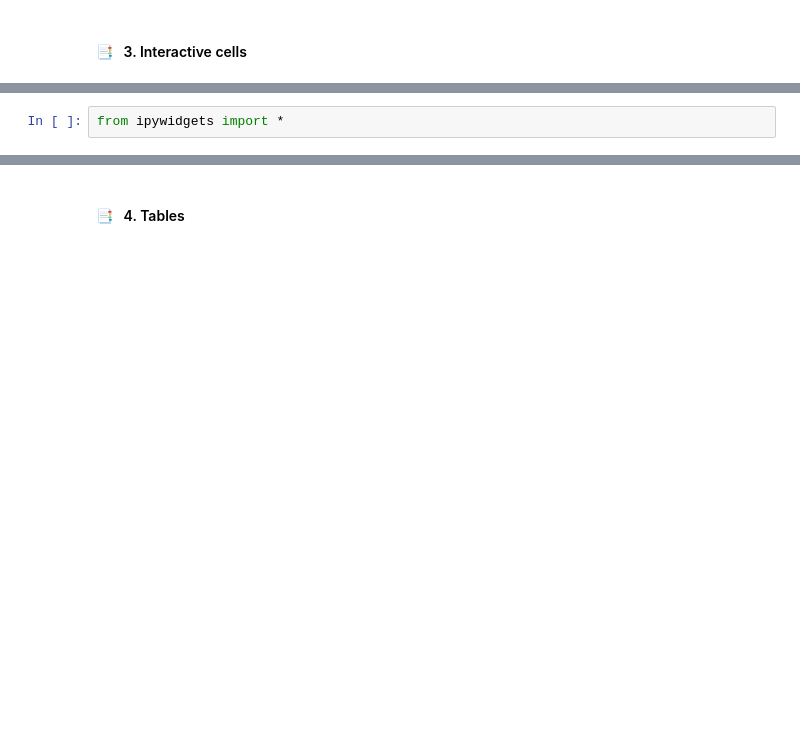
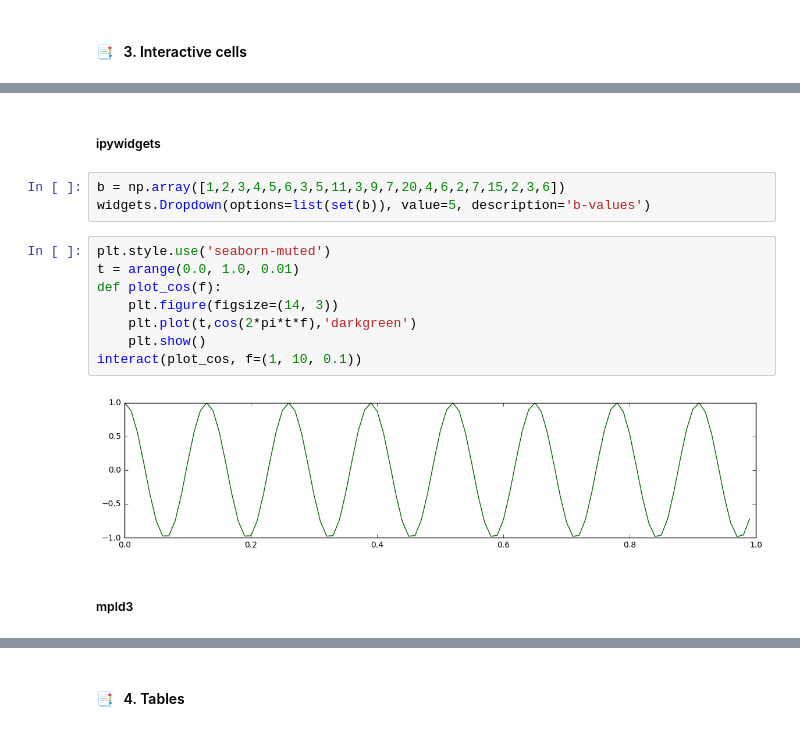
Before and after one commit to OlgaBelitskaya/resume-builder, a Jupyter notebook: Exercises_Interview_Practice_Py.ipynb, the cells around one changed output, grey strips where cells are left out. Cells and saved outputs as stored; diff of their text form; blank space fills up the shorter version.

```diff
--- a/Exercises_Interview_Practice_Py.ipynb
+++ b/Exercises_Interview_Practice_Py.ipynb
@@ -94,2 +108,17 @@ ask
-# %%
-from ipywidgets import *
+# %% [markdown]
+##### ipywidgets
+# %%
+b = np.array([1,2,3,4,5,6,3,5,11,3,9,7,20,4,6,2,7,15,2,3,6])
+widgets.Dropdown(options=list(set(b)), value=5, description='b-values')
+# %%
+plt.style.use('seaborn-muted')
+t = arange(0.0, 1.0, 0.01)
+def plot_cos(f):
+    plt.figure(figsize=(14, 3))
+    plt.plot(t,cos(2*pi*t*f),'darkgreen')
+    plt.show()
+interact(plot_cos, f=(1, 10, 0.1))
+# %% [output]
+[figure, added]
+# %% [markdown]
+##### mpld3
```
Also changed, not shown: parts of 28 cells of this notebook, 4 other files.
